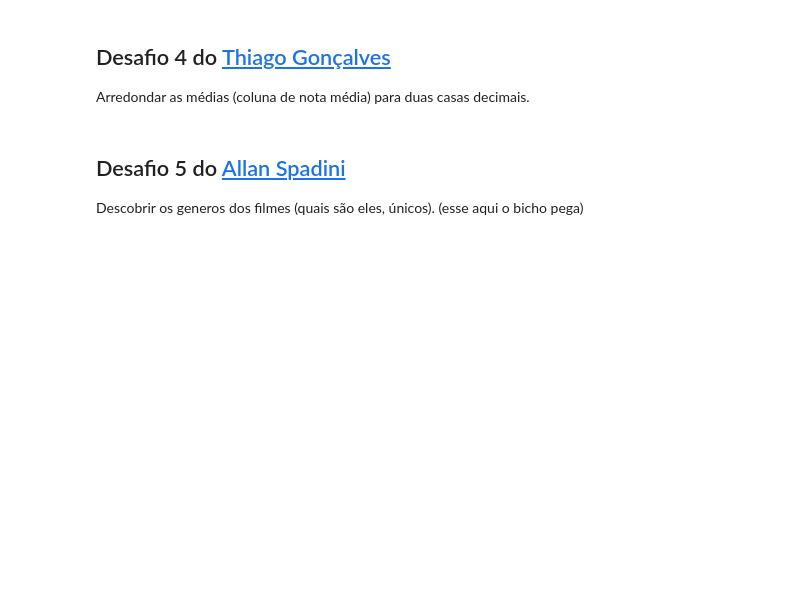
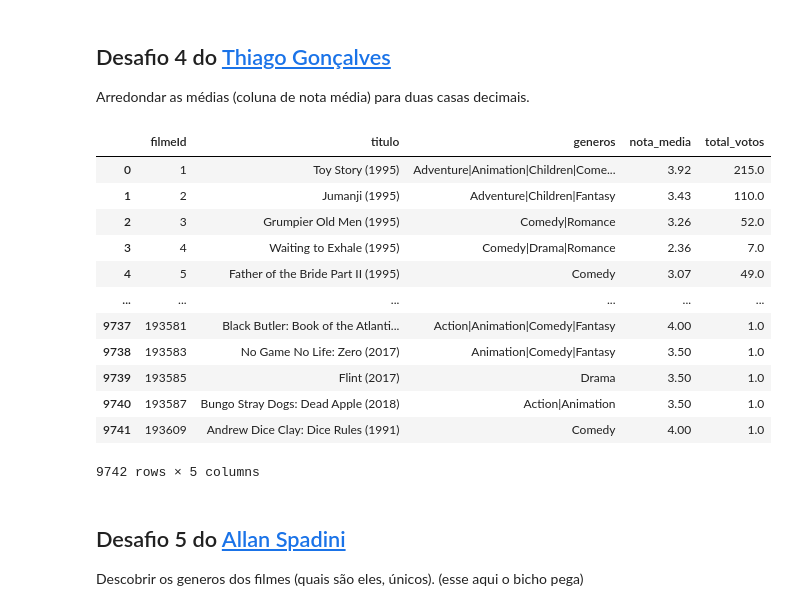
Before and after one commit to itimes-digital/quarentena-dados-alura, a Jupyter notebook: QuarentenaDados_aula01.ipynb, the cells around one changed output. Cells and saved outputs as stored; diff of their text form; code cells hidden in the pictures; blank space fills up the shorter version.

```diff
--- a/QuarentenaDados_aula01.ipynb
+++ b/QuarentenaDados_aula01.ipynb
@@ -388,3 +414,7 @@ Determine quantos filmes não tem avaliações e quais são esses filmes.
 ## Desafio 2 do [Guilherme Silveira](https://twitter.com/guilhermecaelum)
 
 Mudar o nome da coluna nota do dataframe **filmes_com_media** para nota_média após o join.
+# %%
+#Realizado por Anderson de Sousa
+filmes_com_media.columns = ["filmeId", "titulo", "generos", "nota_media"]
+filmes_com_media
@@ -392,3 +436,7 @@ Mudar o nome da coluna nota do dataframe **filmes_com_media** para nota_média a
 ## Desafio 3 do [Guilherme Silveira](https://twitter.com/guilhermecaelum)
 
 Colocar o número de avaliações por filme, isto é, não só a média mas o TOTAL de votos por filme.
+# %%
+#Realizado por Anderson de Sousa
+total_notas_por_filme = avaliacoes.groupby("filmeId")["nota"].count()
+total_notas_por_filme
@@ -394,0 +457,4 @@ Colocar o número de avaliações por filme, isto é, não só a média mas o TO
+# %%
+#Realizado por Anderson de Sousa
+filmes_com_media_total = filmes_com_media.join(total_notas_por_filme, on="filmeId")
+filmes_com_media_total.head()
@@ -396,6 +480,24 @@ Colocar o número de avaliações por filme, isto é, não só a média mas o TO
 ## Desafio 4 do [Thiago Gonçalves](https://twitter.com/tgcsantos)
 
 Arredondar as médias (coluna de nota média) para duas casas decimais.
+# %%
+#Realizado por Anderson de Sousa
+filmes_com_media_total['nota_media'] = round(filmes_com_media_total['nota_media'], 2)
+filmes_com_media_total
+# %% [output]
+|  | filmeId | titulo | generos | nota_media | total_votos |
+| 0 | 1 | Toy Story (1995) | Adventure|Animation|Children|Come... | 3.92 | 215.0 |
+| 1 | 2 | Jumanji (1995) | Adventure|Children|Fantasy | 3.43 | 110.0 |
+| 2 | 3 | Grumpier Old Men (1995) | Comedy|Romance | 3.26 | 52.0 |
+| 3 | 4 | Waiting to Exhale (1995) | Comedy|Drama|Romance | 2.36 | 7.0 |
+| 4 | 5 | Father of the Bride Part II (1995) | Comedy | 3.07 | 49.0 |
+| ... | ... | ... | ... | ... | ... |
+| 9737 | 193581 | Black Butler: Book of the Atlanti... | Action|Animation|Comedy|Fantasy | 4.00 | 1.0 |
+| 9738 | 193583 | No Game No Life: Zero (2017) | Animation|Comedy|Fantasy | 3.50 | 1.0 |
+| 9739 | 193585 | Flint (2017) | Drama | 3.50 | 1.0 |
+| 9740 | 193587 | Bungo Stray Dogs: Dead Apple (2018) | Action|Animation | 3.50 | 1.0 |
+| 9741 | 193609 | Andrew Dice Clay: Dice Rules (1991) | Comedy | 4.00 | 1.0 |
+9742 rows × 5 columns
 # %% [markdown]
 ## Desafio 5 do [Allan Spadini](https://twitter.com/allanspadini)
 
```
Also changed, not shown: parts of 16 cells of this notebook.
